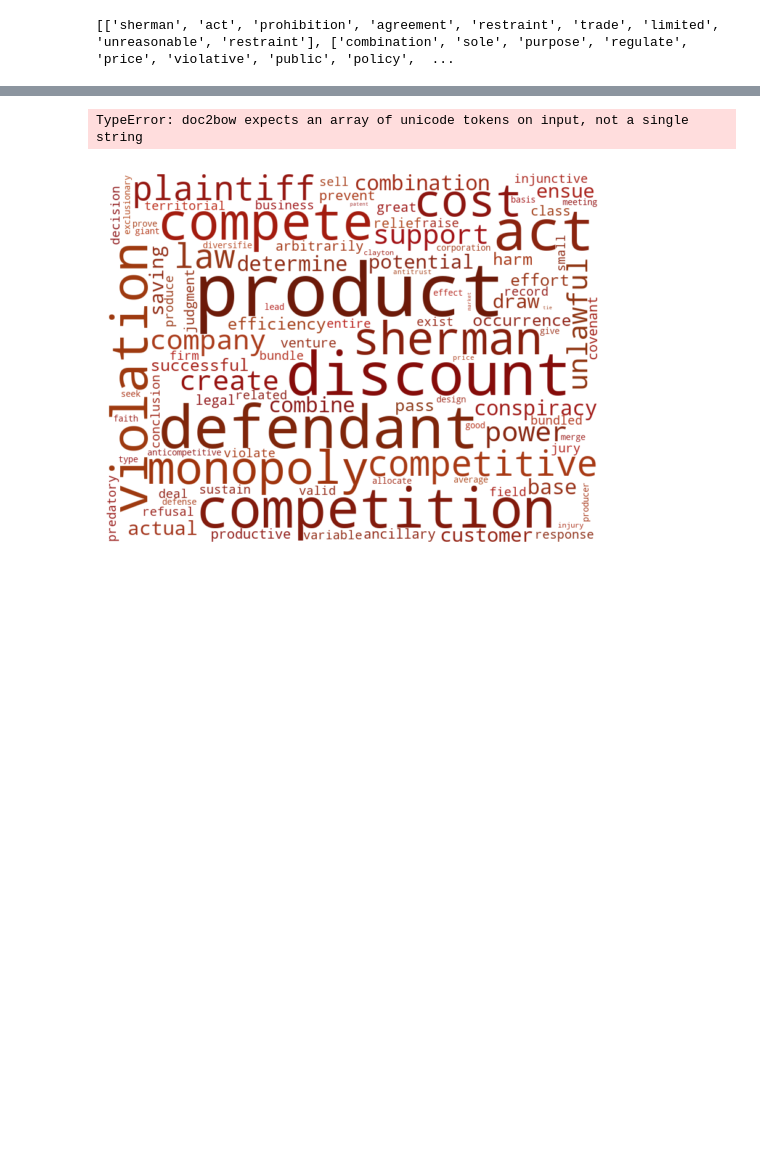
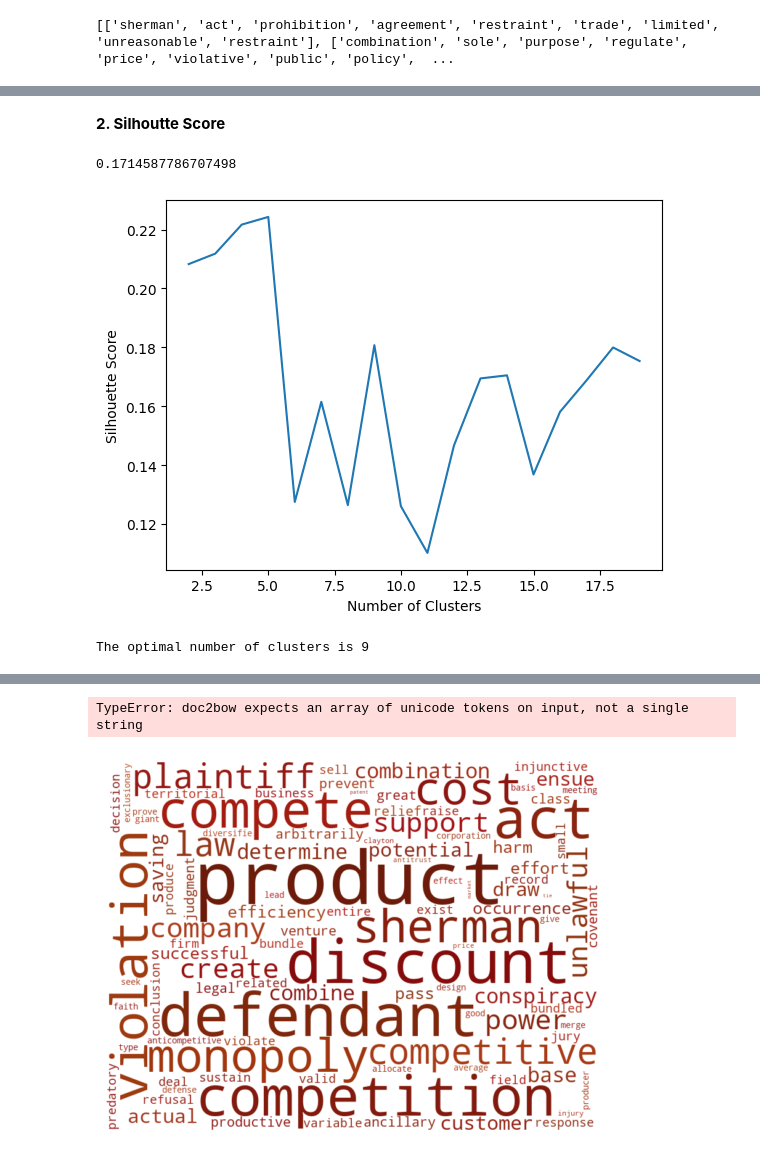
Before and after one commit to pmalca/nllp_antitrust_v.1, a Jupyter notebook: 3_nlp_models.ipynb, the cells around one changed output, grey strips where cells are left out. Cells and saved outputs as stored; diff of their text form; code cells hidden in the pictures; blank space fills up the shorter version.

```diff
--- a/nlp_models.ipynb
+++ b/3_nlp_models.ipynb
@@ -35,0 +59,4 @@ model.wv.most_similar("sherman")
+# %%
+# We will read our document term matrix
+
+X = pd.read_pickle(r'D:\Proyectos\nllp_antitrust.v1\X.pkl').toarray()
@@ -35,0 +65,6 @@ model.wv.most_similar("sherman")
+# %%
+from sklearn.cluster import KMeans
+num_clusters = 20
+km = KMeans(n_clusters=num_clusters)
+km.fit(X)
+doc_clusters = km.labels_.tolist()
@@ -35,0 +93,28 @@ model.wv.most_similar("sherman")
+# %% [markdown]
+**2. Silhoutte Score**
+# %%
+from sklearn.metrics import silhouette_score
+silhouette_score(X, km.labels_)
+# %% [output]
+0.1714587786707498
+# %%
+sil_scores = []
+for n in range(2, num_clusters):
+    km = KMeans(n_clusters=n)
+    km.fit(X)
+    sil_scores.append(silhouette_score(X, km.labels_))
+# %%
+import matplotlib.pyplot as plt
+plt.plot(range(2, num_clusters), sil_scores)
+plt.xlabel('Number of Clusters')
+plt.ylabel('Silhouette Score')
+plt.show()
+# %% [output]
+[figure, added]
+# %%
+opt_sil_score = max(sil_scores[5:20])
+sil_scores.index(opt_sil_score)
+opt_num_cluster = range(2, num_clusters)[sil_scores.index(opt_sil_score)]
+print('The optimal number of clusters is %s' %opt_num_cluster)
+# %% [output]
+The optimal number of clusters is 9
```
Also changed, not shown: parts of 17 cells of this notebook, 3 other files.
